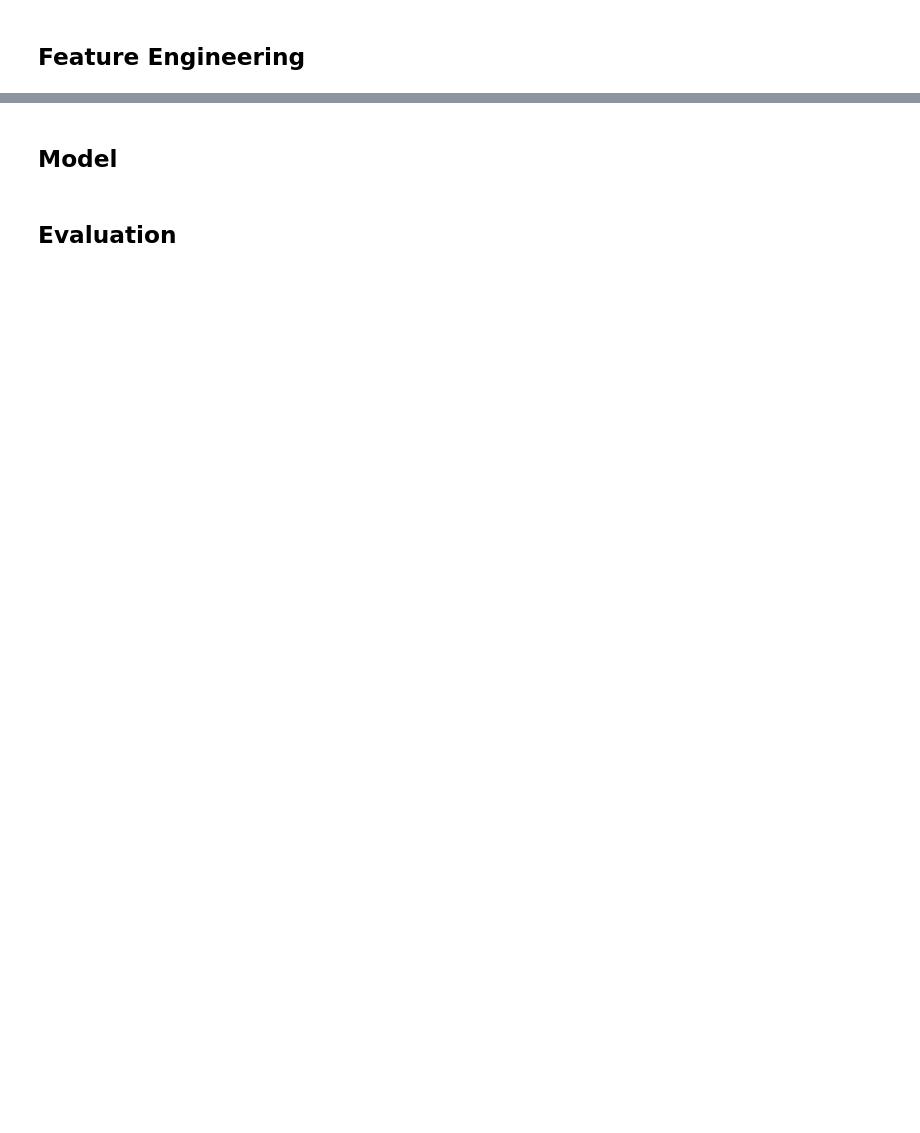
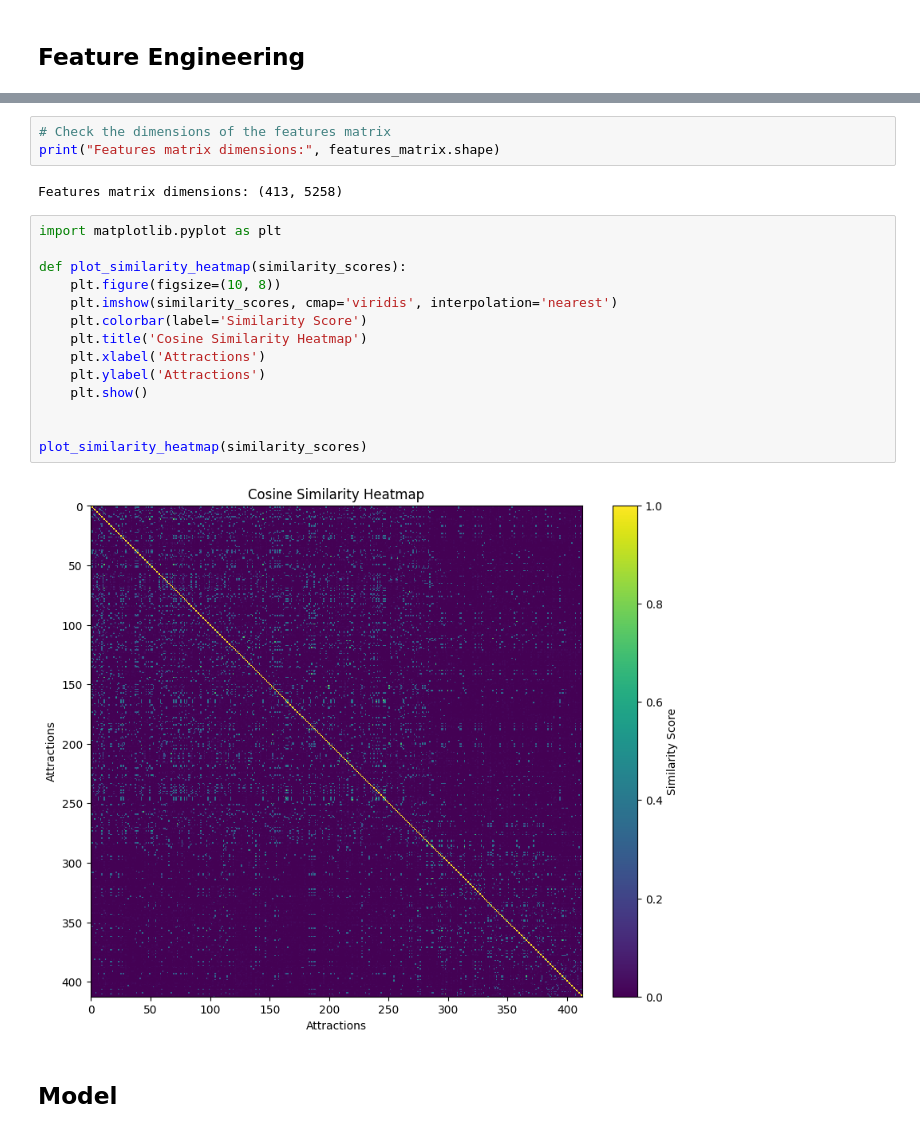
Before and after one commit to bhumikar12/Hidden-Gems-of-Ontario, a Jupyter notebook: Hidden-Gems-Of-Ontario.ipynb, the cells around one changed output, grey strips where cells are left out. Cells and saved outputs as stored; diff of their text form; blank space fills up the shorter version.

```diff
--- a/Hidden-Gems-Of-Ontario.ipynb
+++ b/Hidden-Gems-Of-Ontario.ipynb
@@ -269,4 +141,23 @@ TypeError: unsupported operand type(s) for &: 'tuple' and 'str'
+# %%
+# Check the dimensions of the features matrix
+print("Features matrix dimensions:", features_matrix.shape)
+# %% [output]
+Features matrix dimensions: (413, 5258)
+# %%
+import matplotlib.pyplot as plt
+
+def plot_similarity_heatmap(similarity_scores):
+    plt.figure(figsize=(10, 8))
+    plt.imshow(similarity_scores, cmap='viridis', interpolation='nearest')
+    plt.colorbar(label='Similarity Score')
+    plt.title('Cosine Similarity Heatmap')
+    plt.xlabel('Attractions')
+    plt.ylabel('Attractions')
+    plt.show()
+
+
+plot_similarity_heatmap(similarity_scores)
+# %% [output]
+[figure, added]
 # %% [markdown]
 ## Model
-# %% [markdown]
-## Evaluation
```
Also changed, not shown: parts of 21 cells of this notebook.
